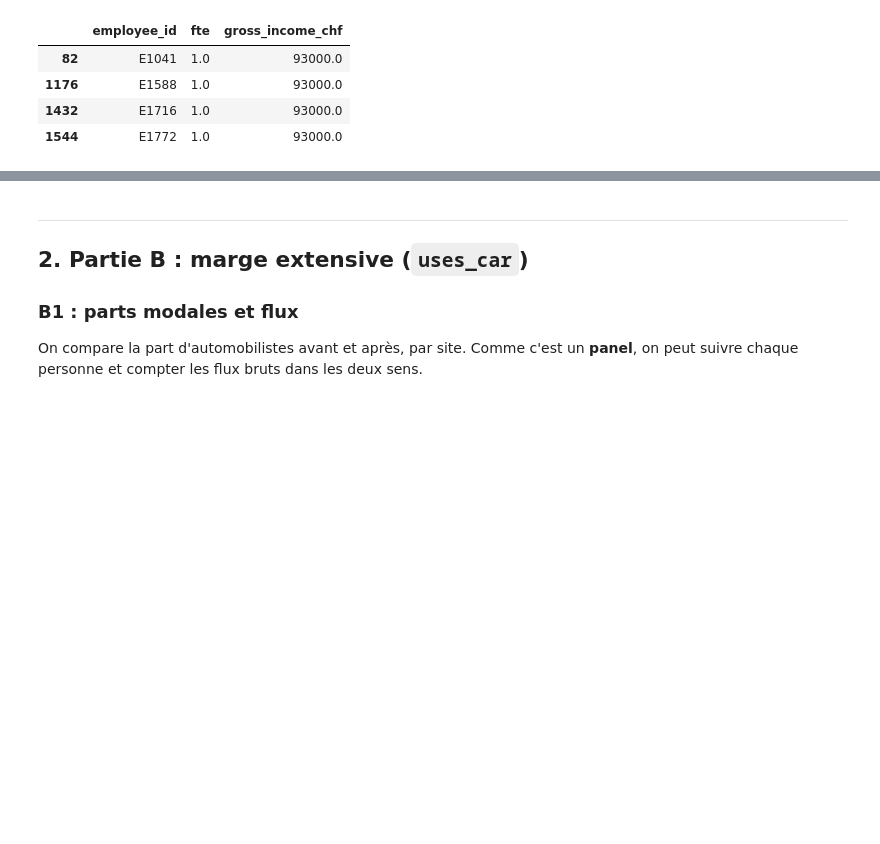
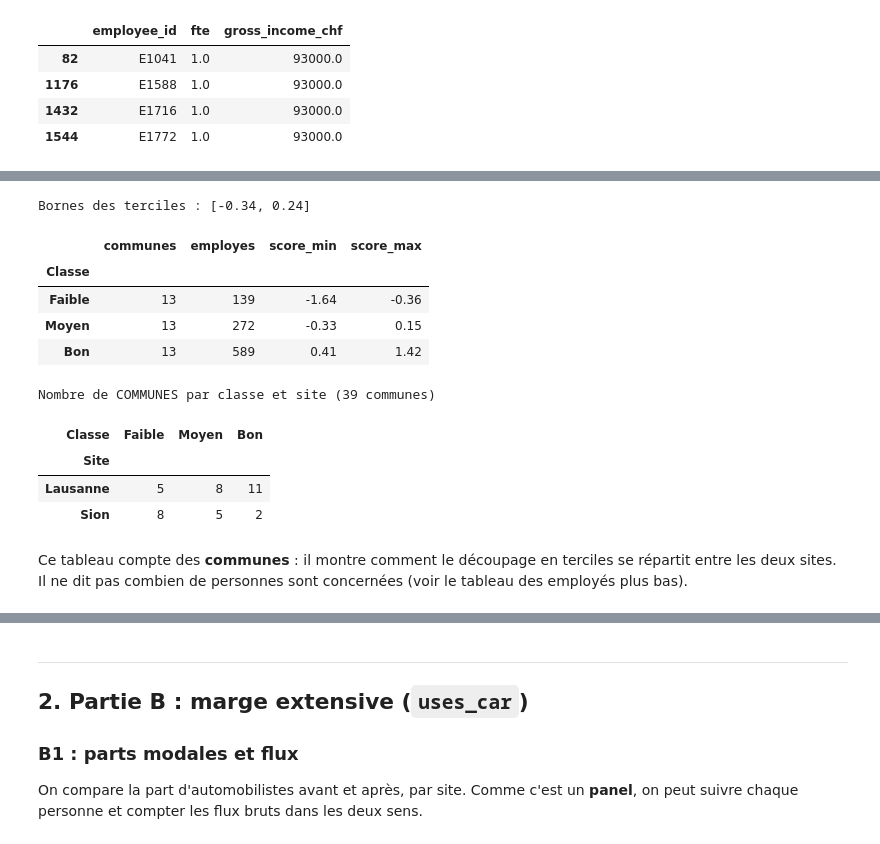
Before and after one commit to AndrewEberhardt/Public_Policy_Project, a Jupyter notebook: explications.ipynb, the cells around one changed output, grey strips where cells are left out. Saved outputs shown, nothing was run; the diff lists cells and outputs as text; code cells hidden in the pictures; blank space fills up the shorter version.

```diff
--- a/explications.ipynb
+++ b/explications.ipynb
@@ -149,0 +332,22 @@ ce qui gonfle le ratio TP/voiture et sous-estime l'accès. De plus, l'horaire es
+# %%
+print("Bornes des terciles :", tA1.Score.quantile([1/3, 2/3]).round(2).tolist())
+display(tA1.groupby("Classe").agg(communes=("Commune", "size"), employes=("Employés", "sum"),
+                                  score_min=("Score", "min"), score_max=("Score", "max"))
+           .loc[["Faible", "Moyen", "Bon"]])
+print("Nombre de COMMUNES par classe et site (39 communes)")
+pd.crosstab(tA1.Site, tA1.Classe)[["Faible", "Moyen", "Bon"]]
+# %% [output]
+Bornes des terciles : [-0.34, 0.24]
+|  | communes | employes | score_min | score_max |
+| Classe |  |  |  |  |
+| Faible | 13 | 139 | -1.64 | -0.36 |
+| Moyen | 13 | 272 | -0.33 | 0.15 |
+| Bon | 13 | 589 | 0.41 | 1.42 |
+Nombre de COMMUNES par classe et site (39 communes)
+| Classe | Faible | Moyen | Bon |
+| Site |  |  |  |
+| Lausanne | 5 | 8 | 11 |
+| Sion | 8 | 5 | 2 |
+# %% [markdown]
+Ce tableau compte des **communes** : il montre comment le découpage en terciles se répartit entre les deux sites.
+Il ne dit pas combien de personnes sont concernées (voir le tableau des employés plus bas).
```
Also changed, not shown: parts of 17 cells of this notebook.
